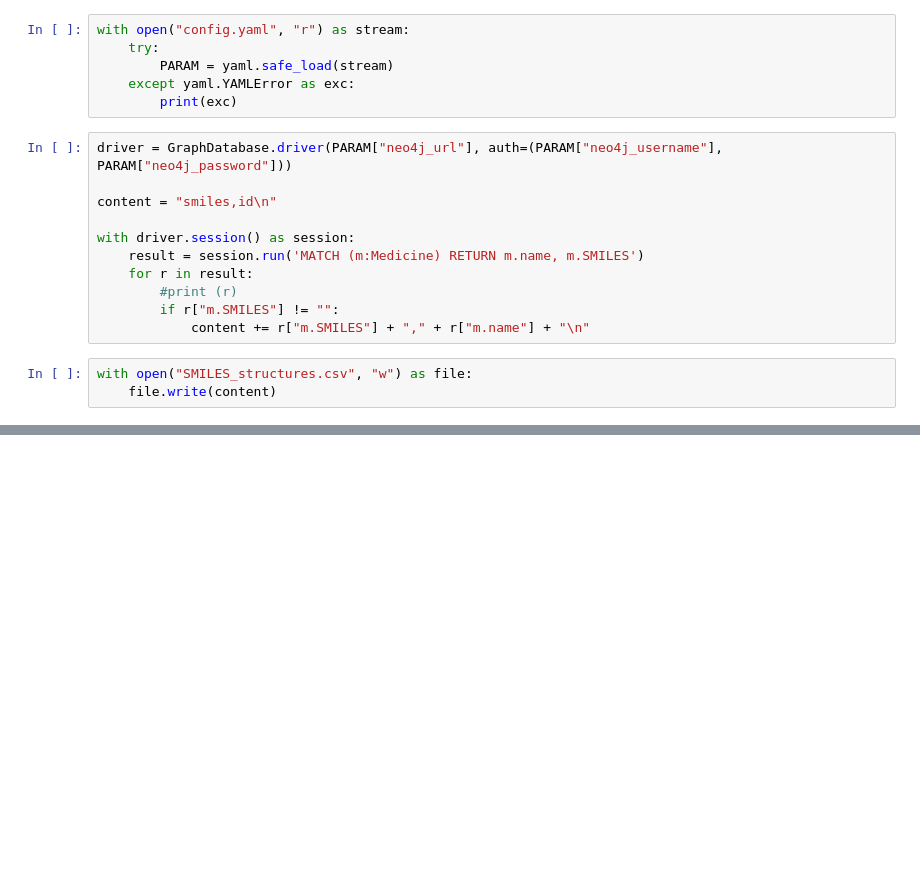
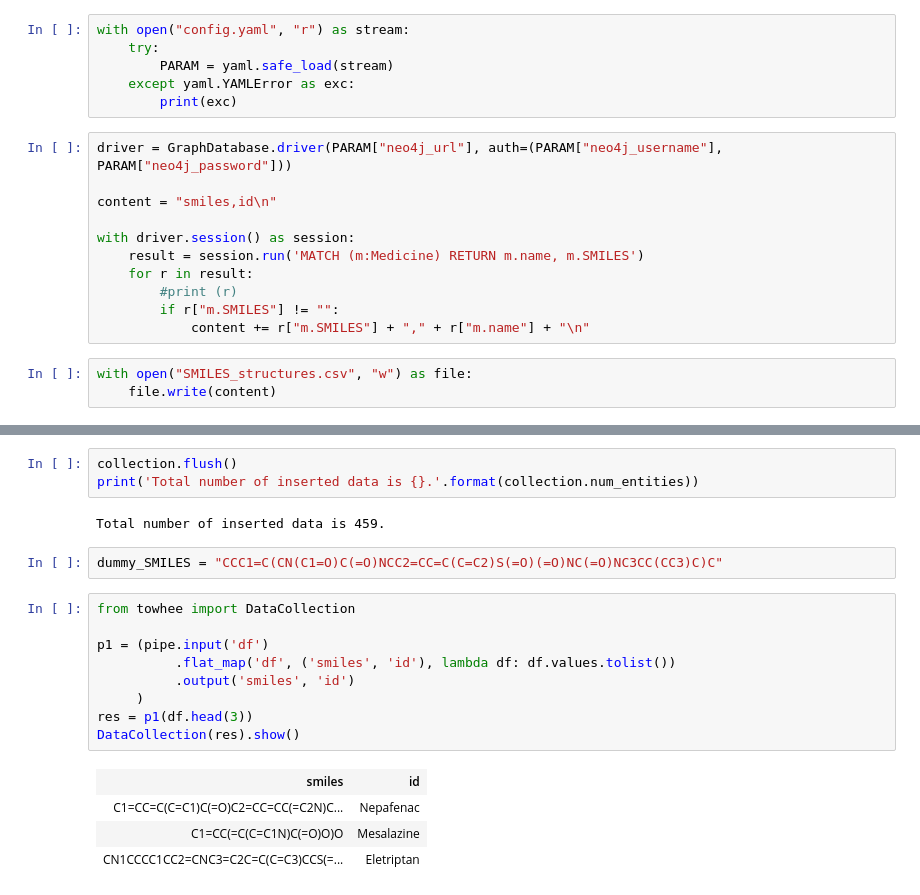
Before and after one commit to dgg32/drug-drug-interactions, a Jupyter notebook: milvus_structure_search.ipynb, the cells around one changed output, grey strips where cells are left out. Saved outputs shown, nothing was run; the diff lists cells and outputs as text; blank space fills up the shorter version.

```diff
--- a/milvus_structure_search.ipynb
+++ b/milvus_structure_search.ipynb
@@ -40,0 +114,21 @@ with open("SMILES_structures.csv", "w") as file:
+# %%
+collection.flush()
+print('Total number of inserted data is {}.'.format(collection.num_entities))
+# %% [output]
+Total number of inserted data is 459.
+# %%
+dummy_SMILES = "CCC1=C(CN(C1=O)C(=O)NCC2=CC=C(C=C2)S(=O)(=O)NC(=O)NC3CC(CC3)C)C"
+# %%
+from towhee import DataCollection
+
+p1 = (pipe.input('df')
+          .flat_map('df', ('smiles', 'id'), lambda df: df.values.tolist())
+          .output('smiles', 'id')
+     )
+res = p1(df.head(3))
+DataCollection(res).show()
+# %% [output]
+| smiles | id |
+| C1=CC=C(C=C1)C(=O)C2=CC=CC(=C2N)C... | Nepafenac |
+| C1=CC(=C(C=C1N)C(=O)O)O | Mesalazine |
+| CN1CCCC1CC2=CNC3=C2C=C(C=C3)CCS(=... | Eletriptan |
```
Also changed, not shown: parts of 13 cells of this notebook.
